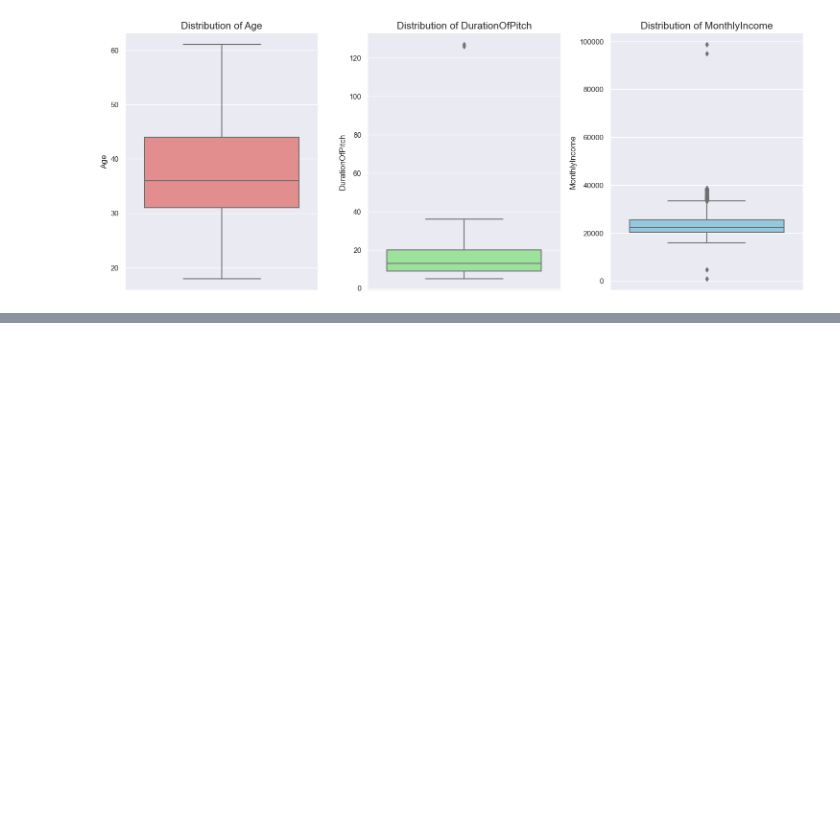
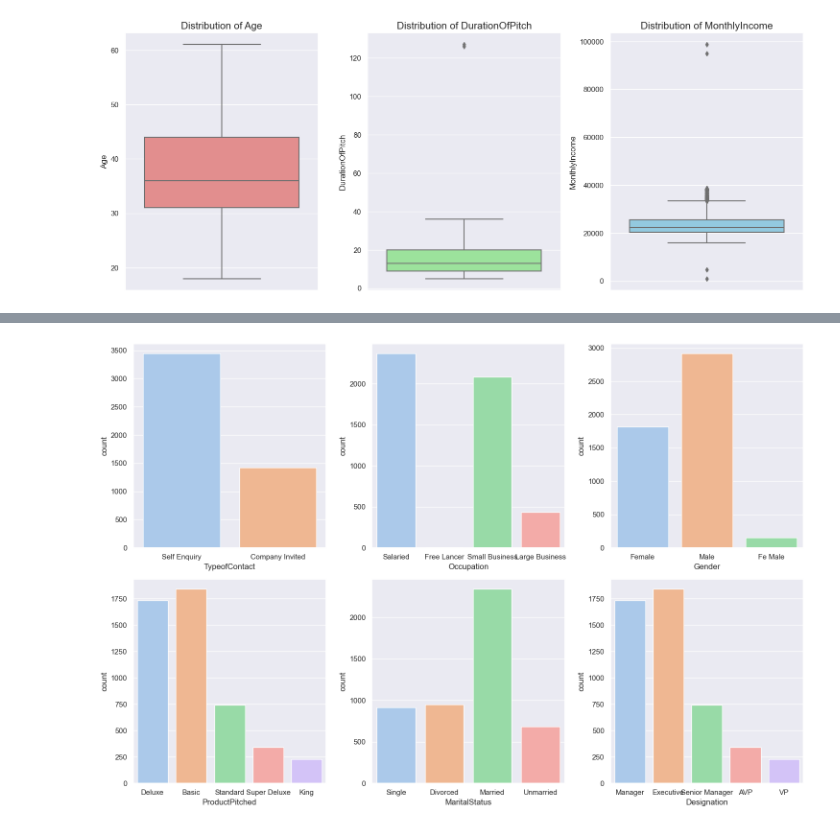
Before and after one commit to masendhy/Holiday_Package_Prediction, a Jupyter notebook: Untitled.ipynb, the cells around one changed output, grey strips where cells are left out. Drawn from its saved outputs; the diff is of its cells as text; code cells hidden in the pictures; blank space fills up the shorter version.

```diff
--- a/Untitled.ipynb
+++ b/Untitled.ipynb
@@ -266,0 +268,12 @@ plt.show()
+# %%
+# let's create visualization for categorical data using countplot
+
+fig, axes = plt.subplots(figsize=(15,10))
+for i in range(len(categorical)):
+    plt.subplot(2,3,i+1)
+    sns.countplot(data=data,x=categorical[i] , palette='pastel')
+    sns.set_theme(style="darkgrid", palette="pastel")
+
+plt.tight_layout()
+# %% [output]
+[figure, added]
```
Also changed, not shown: parts of 7 cells of this notebook.
